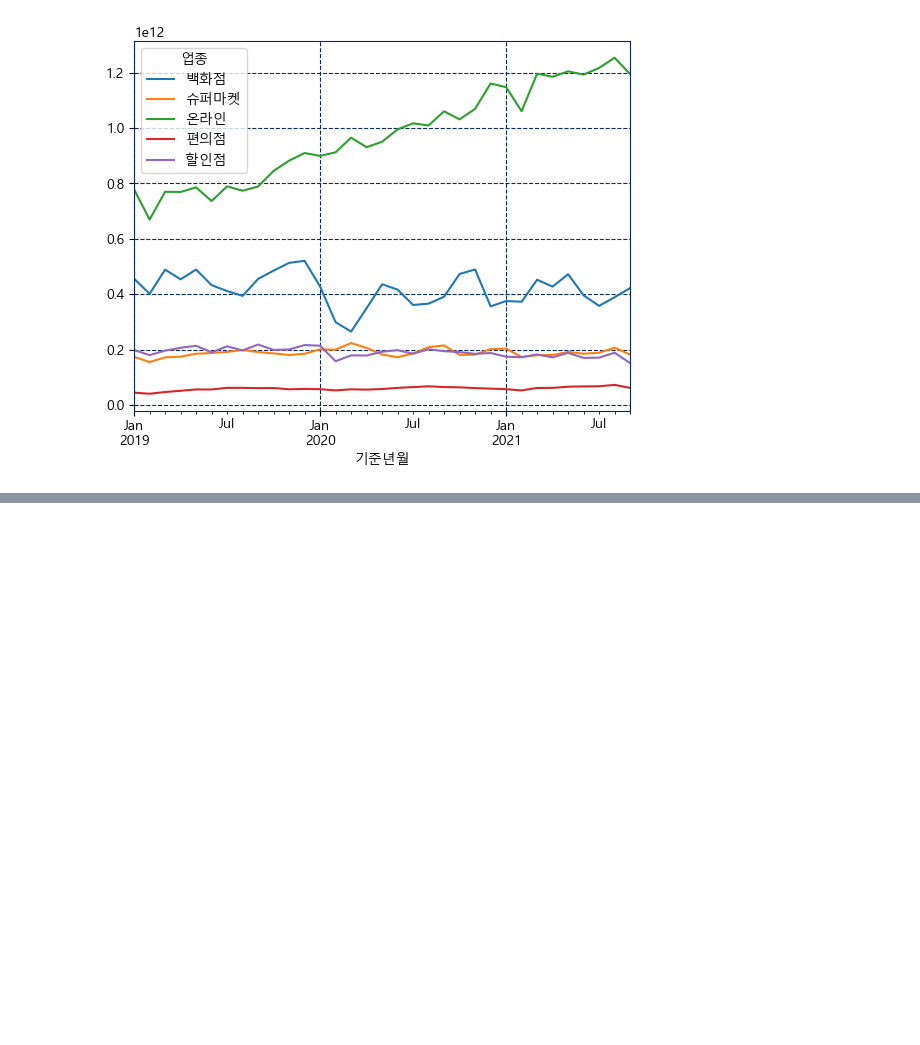
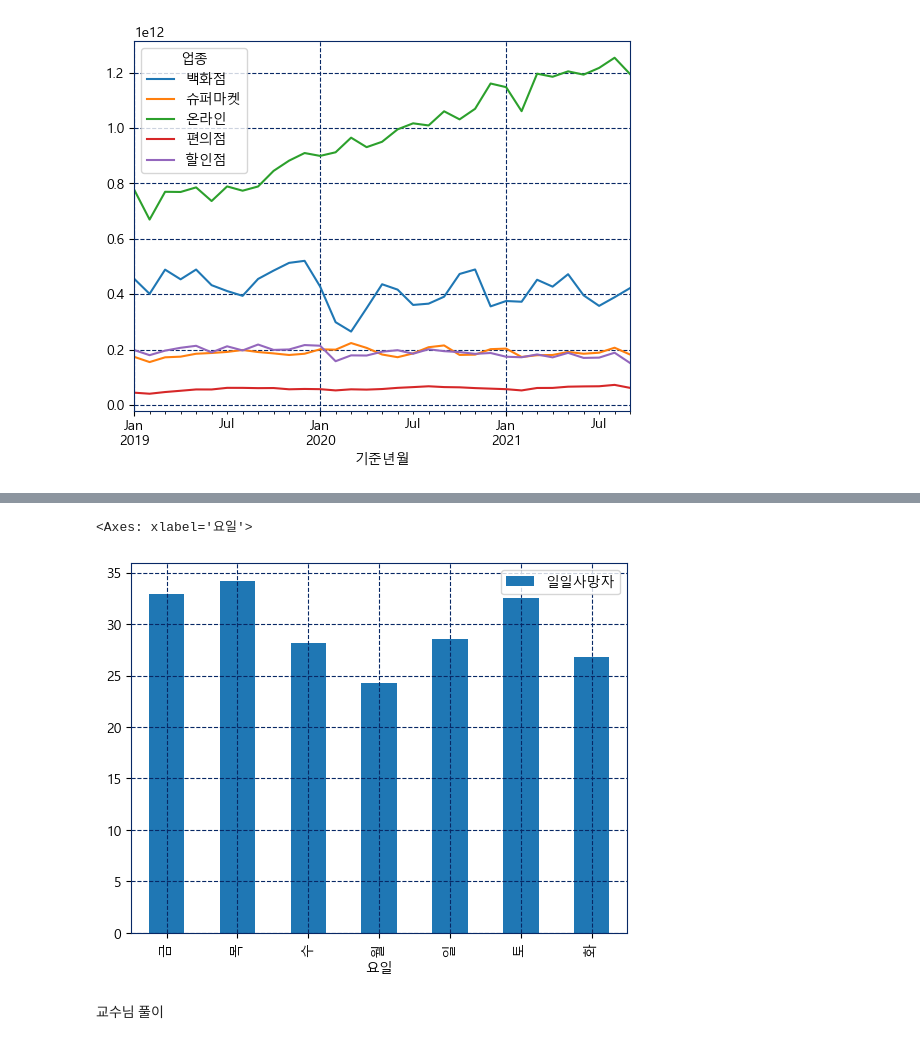
Before and after one commit to shoni0325/basic_python, a Jupyter notebook: shoni_python/230425/33_python_matplotlib.ipynb, the cells around one changed output, grey strips where cells are left out. Cells and saved outputs as stored; diff of their text form; code cells hidden in the pictures; blank space fills up the shorter version.

```diff
--- a/shoni_python/230425/33_python_matplotlib.ipynb
+++ b/shoni_python/230425/33_python_matplotlib.ipynb
@@ -528,0 +773,12 @@ group_data.unstack().plot()
+# %%
+pd.pivot_table(
+    df,
+    index='요일',
+    values='일일사망자',
+    aggfunc='mean'
+).plot.bar()
+# %% [output]
+<Axes: xlabel='요일'>
+[figure, added]
+# %% [markdown]
+교수님 풀이
```
Also changed, not shown: parts of 48 cells of this notebook.
